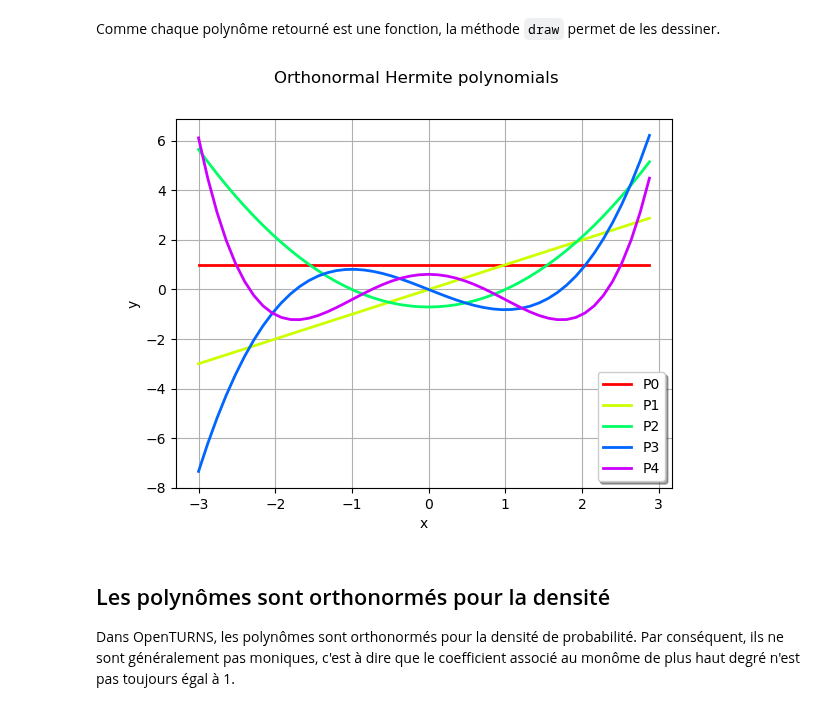
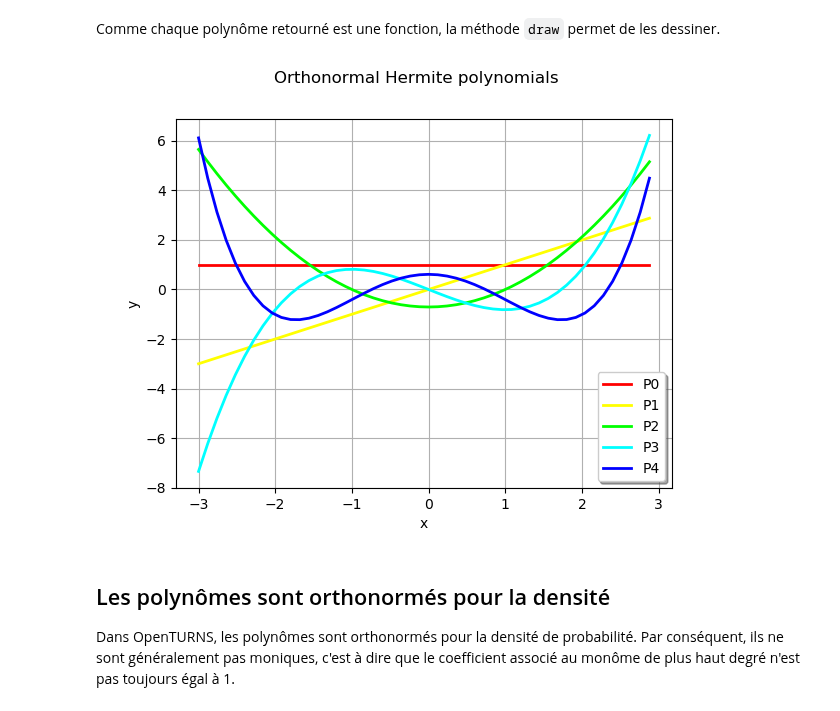
Before and after one commit to mbaudin47/otsupgalilee-eleve, a Jupyter notebook: 5-Chaos/Exercice-polynomes-orthogonaux-cantilever-beam.ipynb, the cells around one changed output. Cells and saved outputs as stored; diff of their text form; code cells hidden in the pictures.

```diff
--- a/5-Chaos/Exercice-polynomes-orthogonaux-cantilever-beam.ipynb
+++ b/5-Chaos/Exercice-polynomes-orthogonaux-cantilever-beam.ipynb
@@ -77,17 +71,18 @@ def createHSVColor(indexCurve,maximumNumberOfCurves):
 # %% [markdown]
 Comme chaque polynôme retourné est une fonction, la méthode `draw` permet de les dessiner.
 # %%
+degreemax = 5
+palette = ot.Drawable.BuildDefaultPalette(degreemax)
 graph = ot.Graph("Orthonormal Hermite polynomials","x","y",True,"bottomright")
-degreemax = 5
 for k in range(degreemax):
     pk = pofa.build(k)
     curve = pk.draw(-3.,3.,50)
     curve.setLegends(["P%d" % (k)])
-    curve.setColors([createHSVColor(k,degreemax)])
     graph.add(curve)
+graph.setColors(palette) # Add colors
 graph
 # %% [output]
-[figure, old version]
+[figure, new version]
 # %% [markdown]
 ## Les polynômes sont orthonormés pour la densité
 
```
Also changed, not shown: parts of 3 cells of this notebook.
